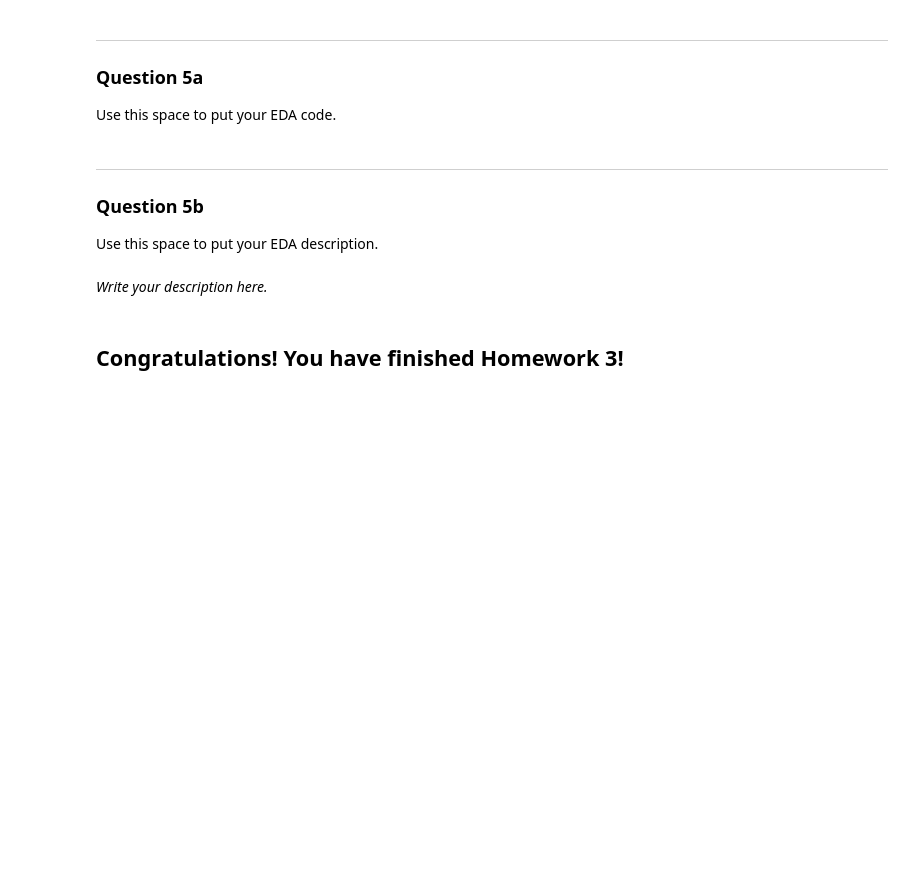
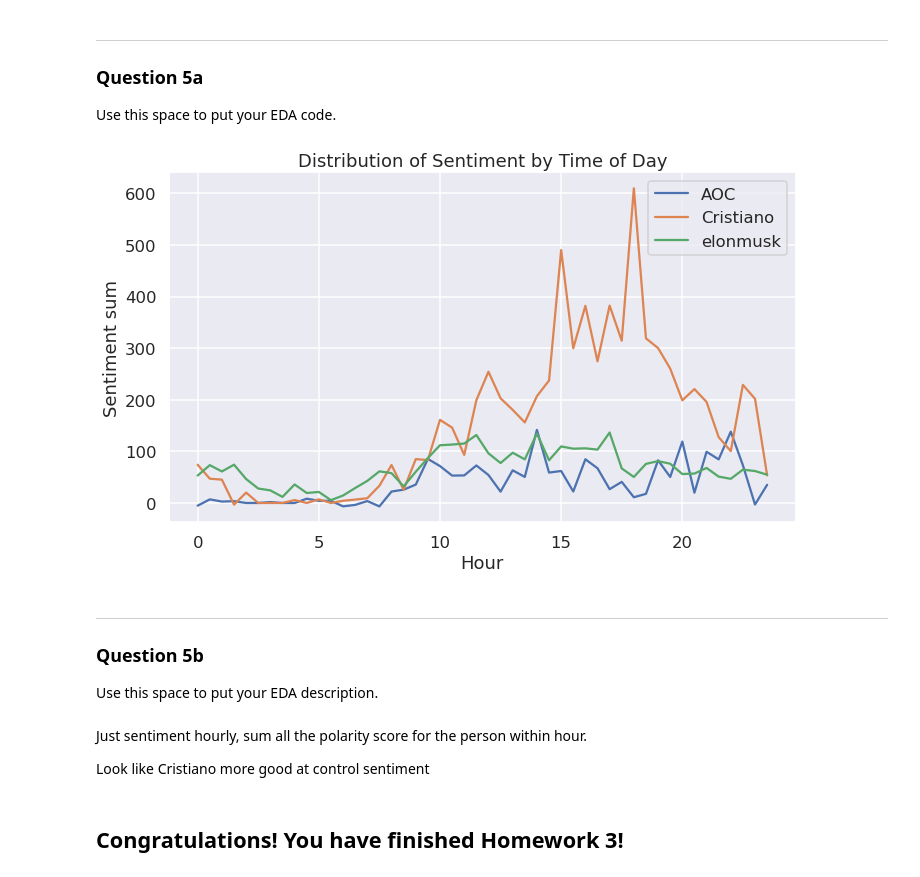
Before and after one commit to DS-100/sp22, a Jupyter notebook: hw/hw03/hw03.ipynb, the cells around one changed output. Drawn from its saved outputs; the diff is of its cells as text; code cells hidden in the pictures; blank space fills up the shorter version.

```diff
--- a/hw/hw03/hw03.ipynb
+++ b/hw/hw03/hw03.ipynb
@@ -431,7 +531,7 @@ points: 1
 -->
 # %%
 def convert_timezone(df, new_tz):
-    ...
+    df['converted_time'] = df['created_at'].dt.tz_convert(new_tz)
     return df
 
 timezones = {"AOC": "EST", "Cristiano": "Europe/Lisbon", "elonmusk": "America/Los_Angeles"}
@@ -536,0 +651,4 @@ sent.head()
+# %%
+sent = (pd.read_csv("vader_lexicon.txt" , sep='\t', header=None)
+        .rename(columns={0:'token',1:'polarity'})).set_index('token')[['polarity']]
+sent.head()
@@ -555,6 +683,6 @@ name: q4ci
 points: 1
 -->
 # %%
-punct_re = r'...'
+punct_re = r'\W'
 
 re.sub(punct_re, " ", tweets["AOC"].iloc[0]["full_text"])
@@ -604,7 +740,7 @@ points: 1
 -->
 # %%
 def sanitize_texts(df):
-    df["clean_text"] = ...
+    df["clean_text"] = df['full_text'].str.lower().str.replace(punct_re," ")
     return df
 
 tweets = {handle: sanitize_texts(df) for handle, df in tweets.items()}
@@ -803,3 +1023,18 @@ points: 2
+# %%
+# perform your text analysis here
+
+def bin_df2(df, bins):
+    binned = pd.cut(df['converted_hour'], bins)
+    sum_of_score = df.groupby(binned).sum()['polarity']
+#     display(sum_of_score)
+    return pd.DataFrame({"sum": sum_of_score, "bin": bins[:-1]})
+
+binned_hours2 = {handle: bin_df2(df, hour_bins) for handle, df in tweets.items()}
+
+make_line_plot(binned_hours2, "bin", "sum", title="Distribution of Sentiment by Time of Day",
+               xlabel="Hour", ylabel="Sentiment sum")
+# %% [output]
+[figure, added]
 # %% [markdown]
 <!-- END QUESTION -->
 
@@ -816,8 +1051,10 @@ name: q5b
 manual: true
 points: 2
 -->
-# %% [markdown]
-_Write your description here._
+# %% [markdown]
+Just sentiment hourly, sum all the polarity score for the person within hour.
+
+Look like Cristiano more good at control sentiment
 # %% [markdown]
 <!-- END QUESTION -->
 
```
Also changed, not shown: parts of 59 cells of this notebook, 4 other files.
